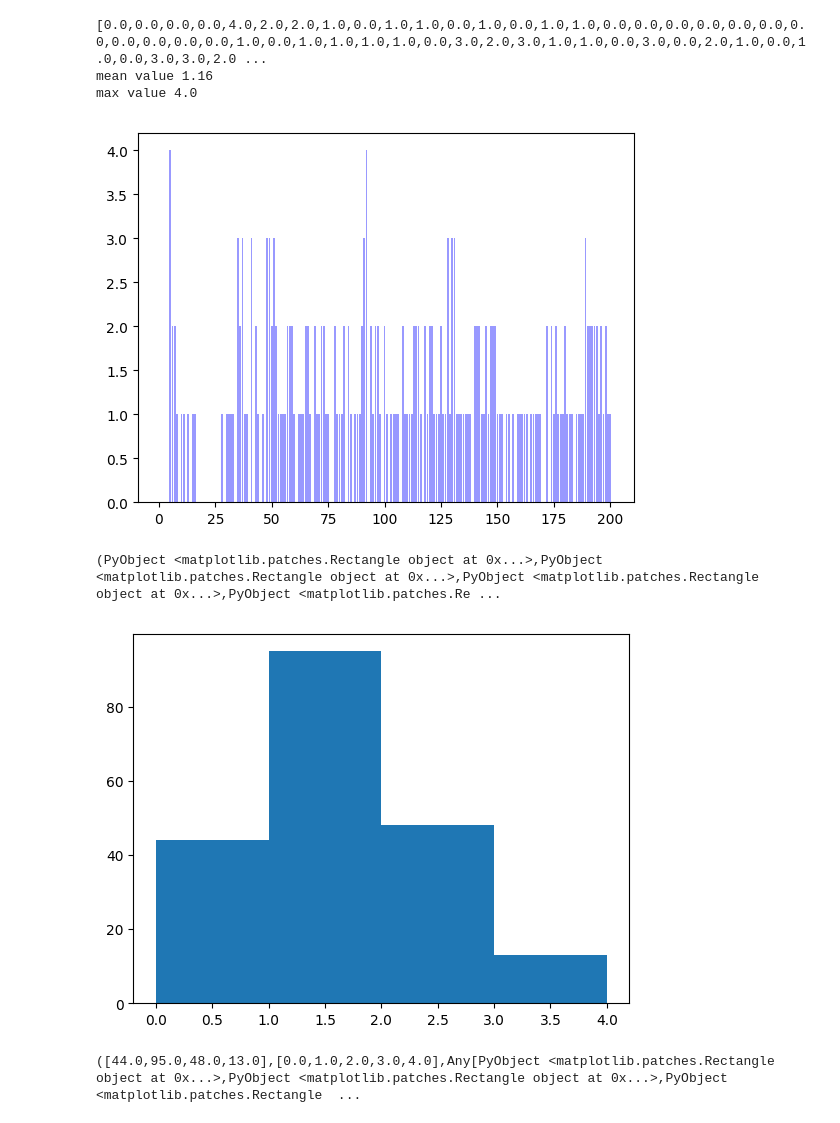
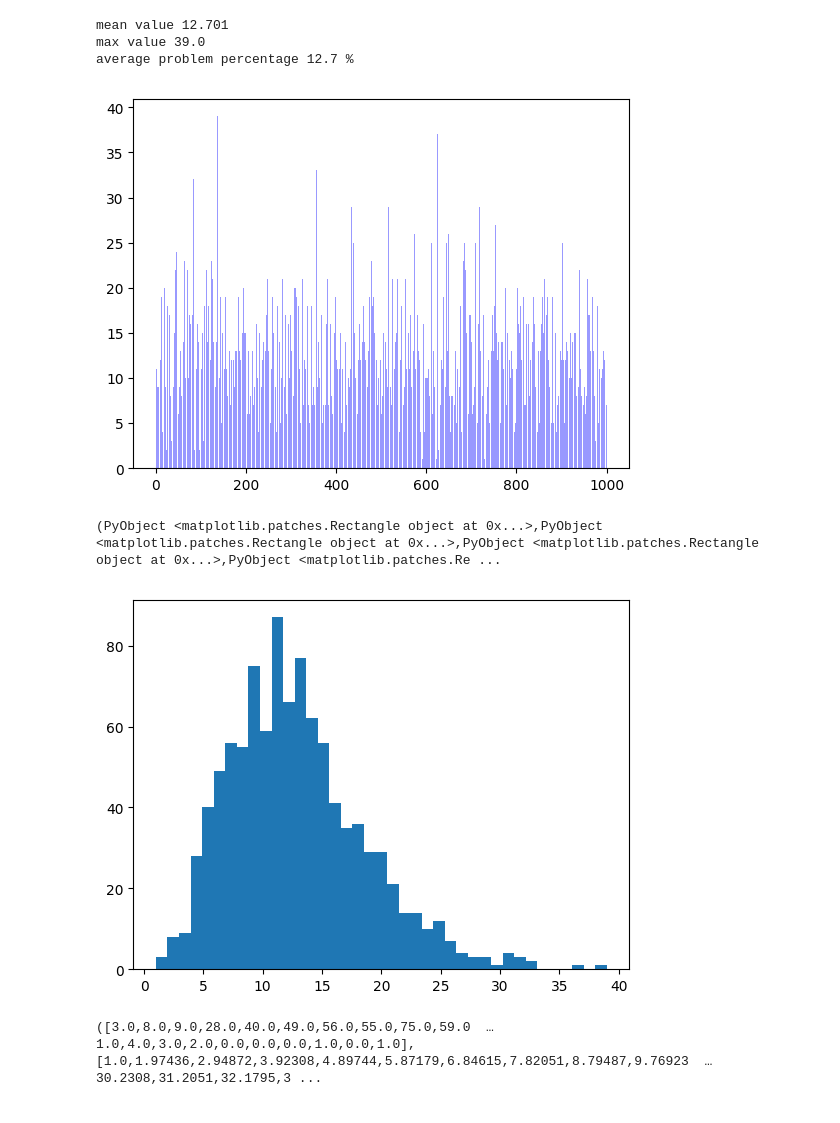
Before and after one commit to massiliak/ProjetFAT, a Jupyter notebook: fat.ipynb, the cells around one changed output. Cells and saved outputs as stored; diff of their text form; code cells hidden in the pictures.

Commit message:
Retour du taux de problemes en fin de simulation et qq modifs

```diff
--- a/fat.ipynb
+++ b/fat.ipynb
@@ -178,23 +200,28 @@ println(rand(d))
 # %%
-results = zeros(200)
-for t in range(1,200)
-    results[t] = simulate(T)
+Nb_simu_total = 1000
+results = zeros(Nb_simu_total)
+last_state = zeros(Nb_simu_total)
+for t in range(1,Nb_simu_total)
+    (results[t], last_state[t]) = simulate(T)
 end
-println(results)
+#println(results)
+#println(last_state)
 println("mean value ", mean(results))
 println("max value ", maximum(results))
+print("average problem percentage ", 100*mean(last_state))
+println(" %")
 # %% [output]
-[0.0,0.0,0.0,0.0,4.0,2.0,2.0,1.0,0.0,1.0,1.0,0.0,1.0,0.0,1.0,1.0,0.0,0.0,0.0,0.0,0.0,0.0,0.0,0.0,0.0,0.0,0.0,1.0,0.0,1.0,1.0,1.0,1.0,0.0,3.0,2.0,3.0,1.0,1.0,0.0,3.0,0.0,2.0,1.0,0.0,1.0,0.0,3.0,3.0,2.0 ...
-mean value 1.16
-max value 4.0
+mean value 12.701
+max value 39.0
+average problem percentage 12.7 %
 # %%
-bar(range(1, 200), results, color="blue",align="center",alpha=0.4)
+bar(range(1, Nb_simu_total), results, color="blue",align="center",alpha=0.4)
 # %% [output]
-[figure, old version]
+[figure, new version]
 (PyObject <matplotlib.patches.Rectangle object at 0x...>,PyObject <matplotlib.patches.Rectangle object at 0x...>,PyObject <matplotlib.patches.Rectangle object at 0x...>,PyObject <matplotlib.patches.Re ...
 # %%
-h = plt[:hist](results,4) # Histogram
+h = plt[:hist](results, convert(Int64,maximum(results))) # Histogram
 #gcf() # Needed for IJulia to plot inline
 # %% [output]
-[figure, old version]
+[figure, new version]
-([44.0,95.0,48.0,13.0],[0.0,1.0,2.0,3.0,4.0],Any[PyObject <matplotlib.patches.Rectangle object at 0x...>,PyObject <matplotlib.patches.Rectangle object at 0x...>,PyObject <matplotlib.patches.Rectangle  ...
+([3.0,8.0,9.0,28.0,40.0,49.0,56.0,55.0,75.0,59.0  …  1.0,4.0,3.0,2.0,0.0,0.0,0.0,1.0,0.0,1.0],[1.0,1.97436,2.94872,3.92308,4.89744,5.87179,6.84615,7.82051,8.79487,9.76923  …  30.2308,31.2051,32.1795,3 ...
```
Also changed, not shown: parts of 5 cells of this notebook.
